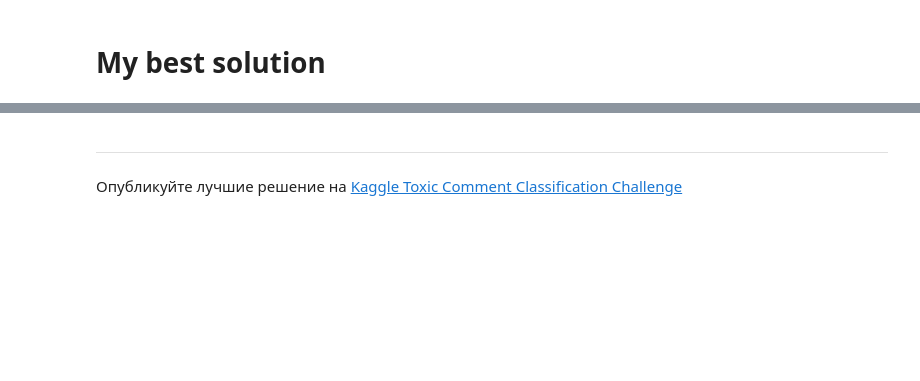
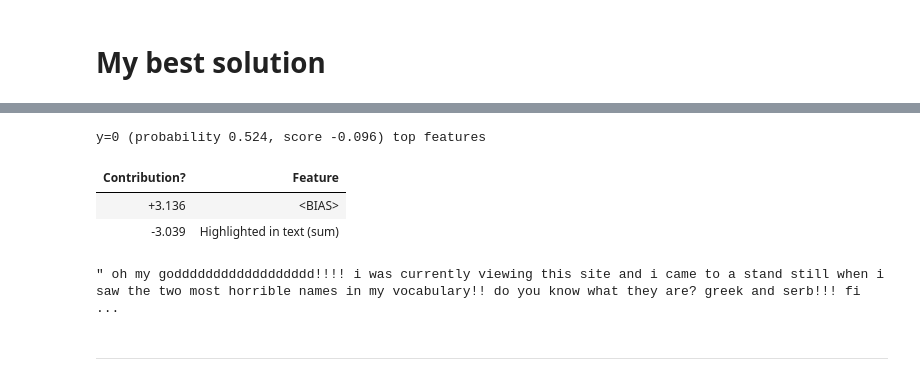
Before and after one commit to BigTransistor/UDScourse_tasks, a Jupyter notebook: homework_2/my_hw2.ipynb, the cells around one changed output, grey strips where cells are left out. Saved outputs shown, nothing was run; the diff lists cells and outputs as text; code cells hidden in the pictures; blank space fills up the shorter version.

```diff
--- a/homework_2/my_hw2.ipynb
+++ b/homework_2/my_hw2.ipynb
@@ -109,4 +234,11 @@ LogisticRegression(C=2.3, class_weight=None, dual=False, fit_intercept=True,
+# %%
+textTMP = test_text.sample().iloc[0]
+eli5.explain_prediction(lr,textTMP, vec=vectorizer[target], feature_names=vectorizer[target].get_feature_names())
+# %% [output]
+y=0 (probability 0.524, score -0.096) top features
+| Contribution? | Feature |
+| +3.136 | <BIAS> |
+| -3.039 | Highlighted in text (sum) |
+" oh my godddddddddddddddddd!!!! i was currently viewing this site and i came to a stand still when i saw the two most horrible names in my vocabulary!! do you know what they are? greek and serb!!! fi ...
 # %% [markdown]
 ---
-# %% [markdown]
-Опубликуйте лучшие решение на [Kaggle Toxic Comment Classification Challenge](https://www.kaggle.com/c/jigsaw-toxic-comment-classification-challenge/submit)
```
Also changed, not shown: parts of 57 cells of this notebook.
